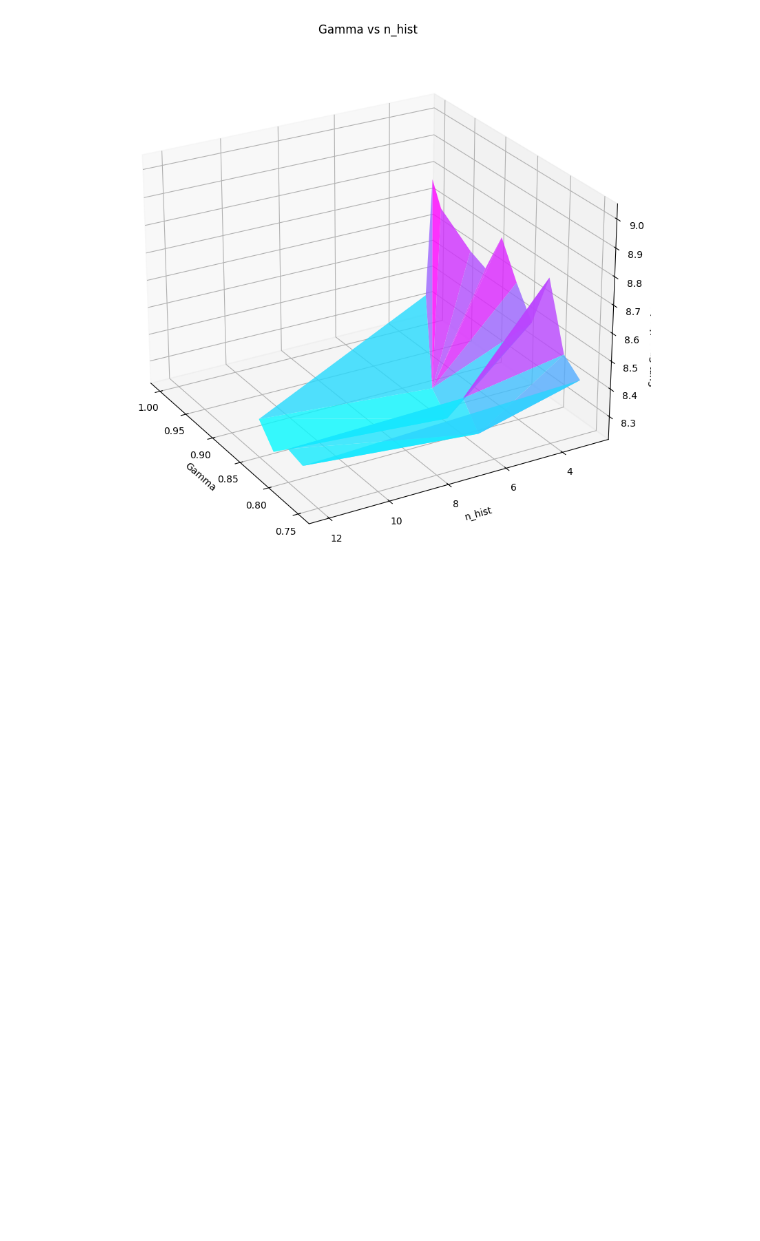
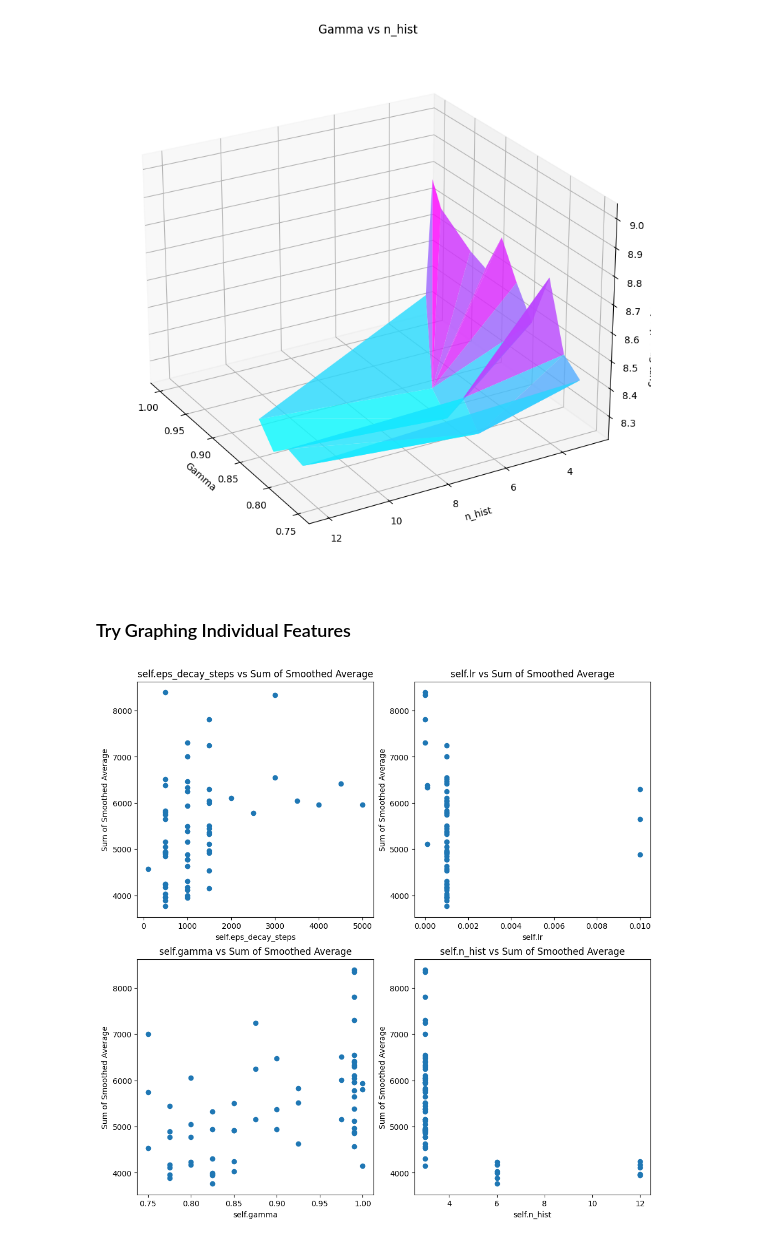
Before and after one commit to amnuxoll/EpSem, a Jupyter notebook: TuningResults/Pytorch_10_2.ipynb, the cells around one changed output. Saved outputs shown, nothing was run; the diff lists cells and outputs as text; code cells hidden in the pictures; blank space fills up the shorter version.

```diff
--- a/TuningResults/Pytorch_10_2.ipynb
+++ b/TuningResults/Pytorch_10_2.ipynb
@@ -121,3 +107,20 @@ ax.set_zlabel('Sum Smoothed Average')
 plt.show()
 # %% [output]
 [figure]
+# %% [markdown]
+### Try Graphing Individual Features
+# %%
+fix, ax = plt.subplots(2, 2, figsize=(10, 10), constrained_layout=True)
+features = ['self.eps_decay_steps', 'self.lr', 'self.gamma', 'self.n_hist']
+
+
+for i in range(ax.shape[0]):
+    for j in range(ax.shape[1]):
+        k = 2 * i + j
+        #Plot malignant vs benign per feature as a stacked histogram.
+        ax[i, j].scatter(results[features[k]], results['sum_smooth_av'])
+        ax[i, j].set_title(f'{features[k]} vs Sum of Smoothed Average')
+        ax[i, j].set_xlabel(features[k])
+        ax[i, j].set_ylabel('Sum of Smoothed Average')
+# %% [output]
+[figure, added]
```
Also changed, not shown: parts of 6 cells of this notebook.
